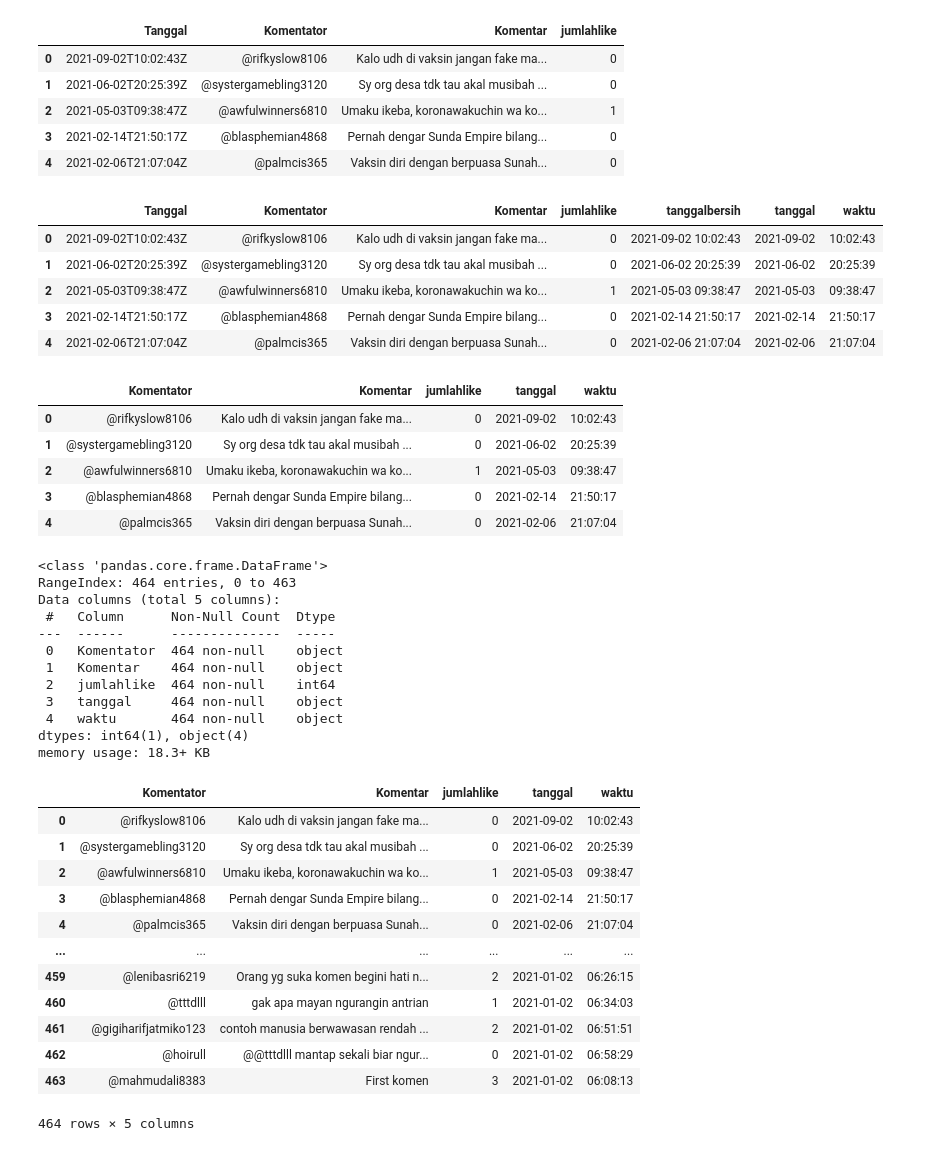
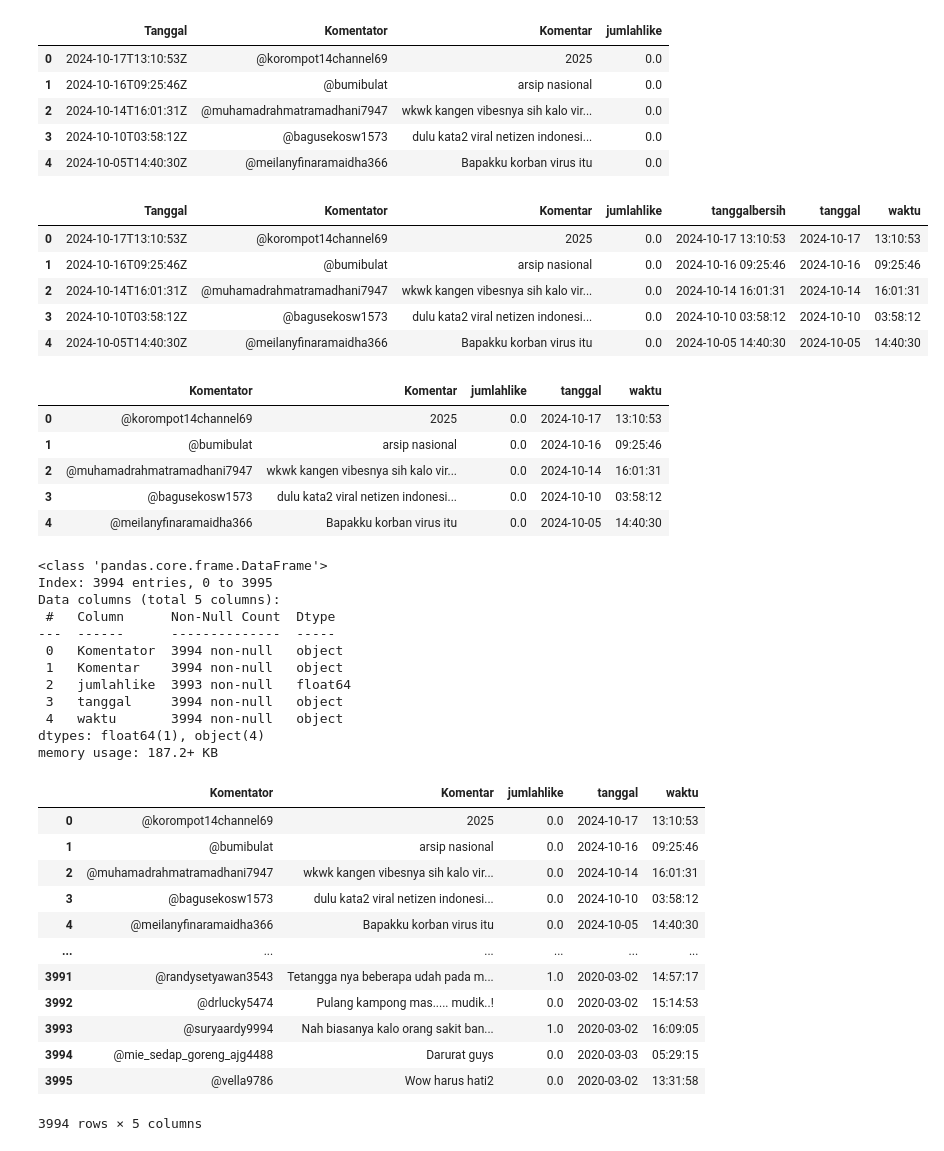
Before and after one commit to MRizalSyahputra/aplikasi-web, a Jupyter notebook: week9/sentimen.ipynb, the cells around one changed output. Drawn from its saved outputs; the diff is of its cells as text; code cells hidden in the pictures.

```diff
--- a/week9/sentimen.ipynb
+++ b/week9/sentimen.ipynb
@@ -9,26 +18,27 @@ model_nn = joblib.load('model-nn.p')
 # %%
-data = pd.read_csv('komentaryutub.csv', sep=',')
+data = pd.read_csv('komentar.csv', sep=',')
 data.head()
 # %% [output]
 |  | Tanggal | Komentator | Komentar | jumlahlike |
-| 0 | 2021-09-02T10:02:43Z | @rifkyslow8106 | Kalo udh di vaksin jangan fake ma... | 0 |
-| 1 | 2021-06-02T20:25:39Z | @systergamebling3120 | Sy org desa tdk tau akal musibah ... | 0 |
-| 2 | 2021-05-03T09:38:47Z | @awfulwinners6810 | Umaku ikeba, koronawakuchin wa ko... | 1 |
-| 3 | 2021-02-14T21:50:17Z | @blasphemian4868 | Pernah dengar Sunda Empire bilang... | 0 |
-| 4 | 2021-02-06T21:07:04Z | @palmcis365 | Vaksin diri dengan berpuasa Sunah... | 0 |
+| 0 | 2024-10-17T13:10:53Z | @korompot14channel69 | 2025 | 0.0 |
+| 1 | 2024-10-16T09:25:46Z | @bumibulat | arsip nasional | 0.0 |
+| 2 | 2024-10-14T16:01:31Z | @muhamadrahmatramadhani7947 | wkwk kangen vibesnya sih kalo vir... | 0.0 |
+| 3 | 2024-10-10T03:58:12Z | @bagusekosw1573 | dulu kata2 viral netizen indonesi... | 0.0 |
+| 4 | 2024-10-05T14:40:30Z | @meilanyfinaramaidha366 | Bapakku korban virus itu | 0.0 |
 # %%
+data = data[data['Tanggal'].str.match(r'^\d{4}-\d{2}-\d{2}T\d{2}:\d{2}:\d{2}Z$')]
 data['tanggalbersih'] = pd.to_datetime(data['Tanggal'].str.replace('T', ' ').str.replace('Z', ''))
 data['tanggal'] = data['tanggalbersih'].dt.date
 data['waktu'] = data['tanggalbersih'].dt.time
 
 data.head()
 # %% [output]
 |  | Tanggal | Komentator | Komentar | jumlahlike | tanggalbersih | tanggal | waktu |
-| 0 | 2021-09-02T10:02:43Z | @rifkyslow8106 | Kalo udh di vaksin jangan fake ma... | 0 | 2021-09-02 10:02:43 | 2021-09-02 | 10:02:43 |
-| 1 | 2021-06-02T20:25:39Z | @systergamebling3120 | Sy org desa tdk tau akal musibah ... | 0 | 2021-06-02 20:25:39 | 2021-06-02 | 20:25:39 |
-| 2 | 2021-05-03T09:38:47Z | @awfulwinners6810 | Umaku ikeba, koronawakuchin wa ko... | 1 | 2021-05-03 09:38:47 | 2021-05-03 | 09:38:47 |
-| 3 | 2021-02-14T21:50:17Z | @blasphemian4868 | Pernah dengar Sunda Empire bilang... | 0 | 2021-02-14 21:50:17 | 2021-02-14 | 21:50:17 |
-| 4 | 2021-02-06T21:07:04Z | @palmcis365 | Vaksin diri dengan berpuasa Sunah... | 0 | 2021-02-06 21:07:04 | 2021-02-06 | 21:07:04 |
+| 0 | 2024-10-17T13:10:53Z | @korompot14channel69 | 2025 | 0.0 | 2024-10-17 13:10:53 | 2024-10-17 | 13:10:53 |
+| 1 | 2024-10-16T09:25:46Z | @bumibulat | arsip nasional | 0.0 | 2024-10-16 09:25:46 | 2024-10-16 | 09:25:46 |
+| 2 | 2024-10-14T16:01:31Z | @muhamadrahmatramadhani7947 | wkwk kangen vibesnya sih kalo vir... | 0.0 | 2024-10-14 16:01:31 | 2024-10-14 | 16:01:31 |
+| 3 | 2024-10-10T03:58:12Z | @bagusekosw1573 | dulu kata2 viral netizen indonesi... | 0.0 | 2024-10-10 03:58:12 | 2024-10-10 | 03:58:12 |
+| 4 | 2024-10-05T14:40:30Z | @meilanyfinaramaidha366 | Bapakku korban virus itu | 0.0 | 2024-10-05 14:40:30 | 2024-10-05 | 14:40:30 |
 # %%
 data = data.drop(columns=['Tanggal', 'tanggalbersih'])
 
@@ -36,42 +46,42 @@ data = data.drop(columns=['Tanggal', 'tanggalbersih'])
 data.head()
 # %% [output]
 |  | Komentator | Komentar | jumlahlike | tanggal | waktu |
-| 0 | @rifkyslow8106 | Kalo udh di vaksin jangan fake ma... | 0 | 2021-09-02 | 10:02:43 |
-| 1 | @systergamebling3120 | Sy org desa tdk tau akal musibah ... | 0 | 2021-06-02 | 20:25:39 |
-| 2 | @awfulwinners6810 | Umaku ikeba, koronawakuchin wa ko... | 1 | 2021-05-03 | 09:38:47 |
-| 3 | @blasphemian4868 | Pernah dengar Sunda Empire bilang... | 0 | 2021-02-14 | 21:50:17 |
-| 4 | @palmcis365 | Vaksin diri dengan berpuasa Sunah... | 0 | 2021-02-06 | 21:07:04 |
+| 0 | @korompot14channel69 | 2025 | 0.0 | 2024-10-17 | 13:10:53 |
+| 1 | @bumibulat | arsip nasional | 0.0 | 2024-10-16 | 09:25:46 |
+| 2 | @muhamadrahmatramadhani7947 | wkwk kangen vibesnya sih kalo vir... | 0.0 | 2024-10-14 | 16:01:31 |
+| 3 | @bagusekosw1573 | dulu kata2 viral netizen indonesi... | 0.0 | 2024-10-10 | 03:58:12 |
+| 4 | @meilanyfinaramaidha366 | Bapakku korban virus itu | 0.0 | 2024-10-05 | 14:40:30 |
 # %%
 data.info()
 # %% [output]
 <class 'pandas.core.frame.DataFrame'>
-RangeIndex: 464 entries, 0 to 463
+Index: 3994 entries, 0 to 3995
 Data columns (total 5 columns):
  #   Column      Non-Null Count  Dtype
 ---  ------      --------------  -----
- 0   Komentator  464 non-null    object
- 1   Komentar    464 non-null    object
- 2   jumlahlike  464 non-null    int64
- 3   tanggal     464 non-null    object
- 4   waktu       464 non-null    object
-dtypes: int64(1), object(4)
-memory usage: 18.3+ KB
+ 0   Komentator  3994 non-null   object
+ 1   Komentar    3994 non-null   object
+ 2   jumlahlike  3993 non-null   float64
+ 3   tanggal     3994 non-null   object
+ 4   waktu       3994 non-null   object
+dtypes: float64(1), object(4)
+memory usage: 187.2+ KB
 # %%
 data
 # %% [output]
 |  | Komentator | Komentar | jumlahlike | tanggal | waktu |
-| 0 | @rifkyslow8106 | Kalo udh di vaksin jangan fake ma... | 0 | 2021-09-02 | 10:02:43 |
-| 1 | @systergamebling3120 | Sy org desa tdk tau akal musibah ... | 0 | 2021-06-02 | 20:25:39 |
-| 2 | @awfulwinners6810 | Umaku ikeba, koronawakuchin wa ko... | 1 | 2021-05-03 | 09:38:47 |
-| 3 | @blasphemian4868 | Pernah dengar Sunda Empire bilang... | 0 | 2021-02-14 | 21:50:17 |
-| 4 | @palmcis365 | Vaksin diri dengan berpuasa Sunah... | 0 | 2021-02-06 | 21:07:04 |
+| 0 | @korompot14channel69 | 2025 | 0.0 | 2024-10-17 | 13:10:53 |
+| 1 | @bumibulat | arsip nasional | 0.0 | 2024-10-16 | 09:25:46 |
+| 2 | @muhamadrahmatramadhani7947 | wkwk kangen vibesnya sih kalo vir... | 0.0 | 2024-10-14 | 16:01:31 |
+| 3 | @bagusekosw1573 | dulu kata2 viral netizen indonesi... | 0.0 | 2024-10-10 | 03:58:12 |
+| 4 | @meilanyfinaramaidha366 | Bapakku korban virus itu | 0.0 | 2024-10-05 | 14:40:30 |
 | ... | ... | ... | ... | ... | ... |
-| 459 | @lenibasri6219 | Orang yg suka komen begini hati n... | 2 | 2021-01-02 | 06:26:15 |
-| 460 | @tttdlll | gak apa mayan ngurangin antrian | 1 | 2021-01-02 | 06:34:03 |
-| 461 | @gigiharifjatmiko123 | contoh manusia berwawasan rendah ... | 2 | 2021-01-02 | 06:51:51 |
-| 462 | @hoirull | @@tttdlll mantap sekali biar ngur... | 0 | 2021-01-02 | 06:58:29 |
-| 463 | @mahmudali8383 | First komen | 3 | 2021-01-02 | 06:08:13 |
+| 3991 | @randysetyawan3543 | Tetangga nya beberapa udah pada m... | 1.0 | 2020-03-02 | 14:57:17 |
+| 3992 | @drlucky5474 | Pulang kampong mas..... mudik..! | 0.0 | 2020-03-02 | 15:14:53 |
+| 3993 | @suryaardy9994 | Nah biasanya kalo orang sakit ban... | 1.0 | 2020-03-02 | 16:09:05 |
+| 3994 | @mie_sedap_goreng_ajg4488 | Darurat guys | 0.0 | 2020-03-03 | 05:29:15 |
+| 3995 | @vella9786 | Wow harus hati2 | 0.0 | 2020-03-02 | 13:31:58 |
-464 rows × 5 columns
+3994 rows × 5 columns
 # %%
 data['komentator'] = data['Komentator'].str.lstrip('@')
 
```
Also changed, not shown: parts of 3 cells of this notebook, 14 other files.
